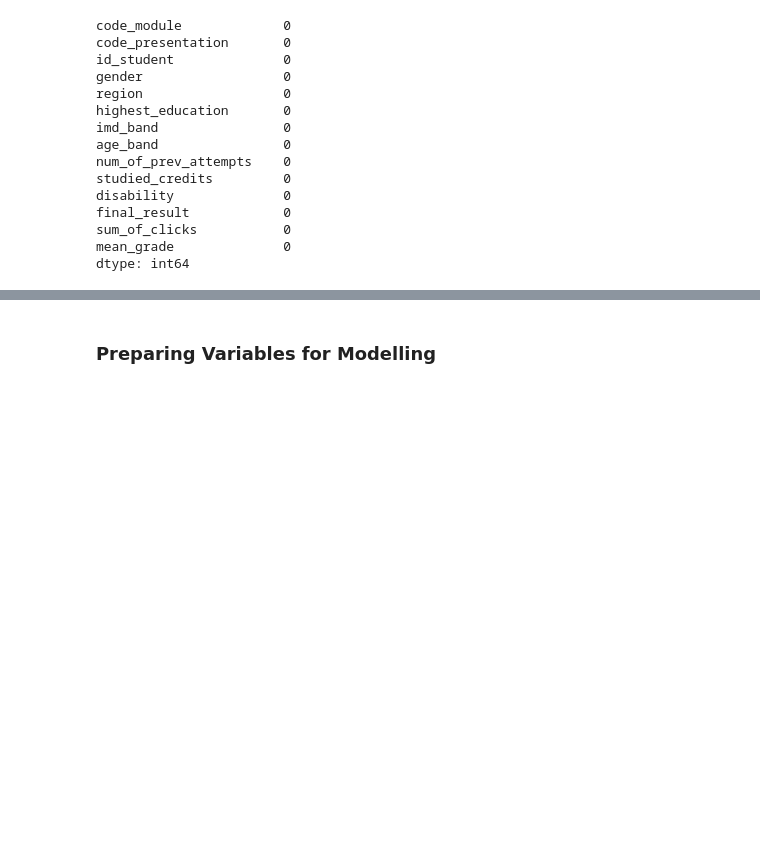
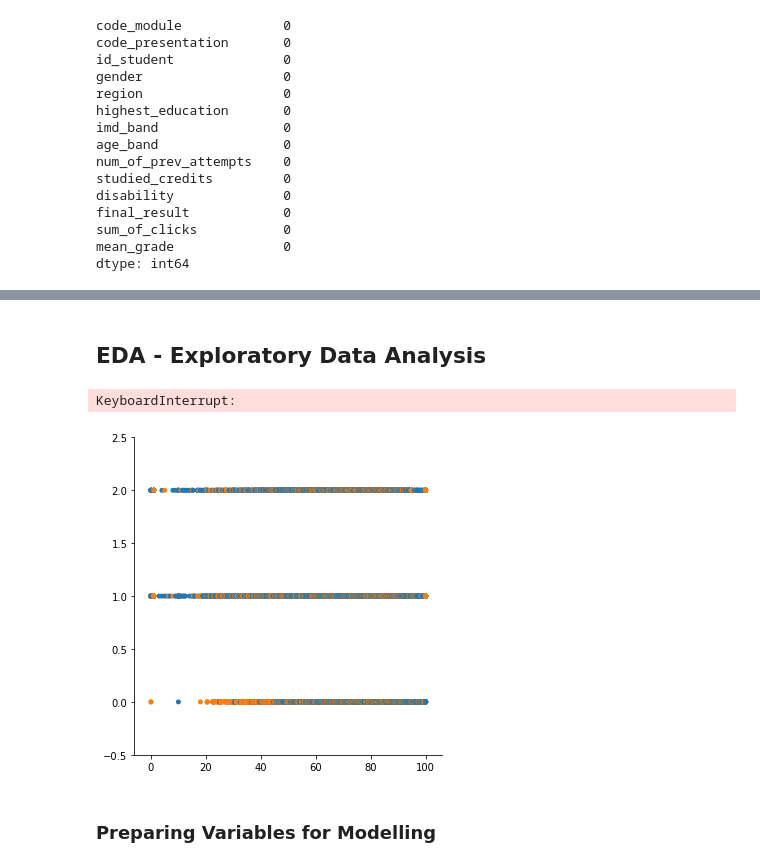
Before and after one commit to nikolholicka/curriculum, a Jupyter notebook: mod6/project_ideas/project_idea_2.ipynb, the cells around one changed output, grey strips where cells are left out. Cells and saved outputs as stored; diff of their text form; code cells hidden in the pictures; blank space fills up the shorter version.

```diff
--- a/mod6/project_ideas/project_idea_2.ipynb
+++ b/mod6/project_ideas/project_idea_2.ipynb
@@ -471,3 +477,5 @@ st_actives_with_vle.head()
 | 2 | AAA | 2013J | 30268 | F | North Western Region | A Level or Equivalent | 30-40% | 35-55 | ... |
 | 3 | AAA | 2013J | 31604 | F | South East Region | A Level or Equivalent | 50-60% | 35-55 | ... |
 | 4 | AAA | 2013J | 32885 | F | West Midlands Region | Lower Than A Level | 50-60% | 0-35 | ... |
+# %% [markdown]
+## EDA - Exploratory Data Analysis
@@ -474,3 +486,8 @@ st_actives_with_vle.head()
+# %%
+sns.catplot(x="mean_grade", y="final_result", hue="gender", kind="swarm", data=st_actives_with_vle);
+# %% [output]
+KeyboardInterrupt:
+[figure, added]
 # %% [markdown]
 ### Preparing Variables for Modelling
 # %%
```
Also changed, not shown: parts of 24 cells of this notebook.
